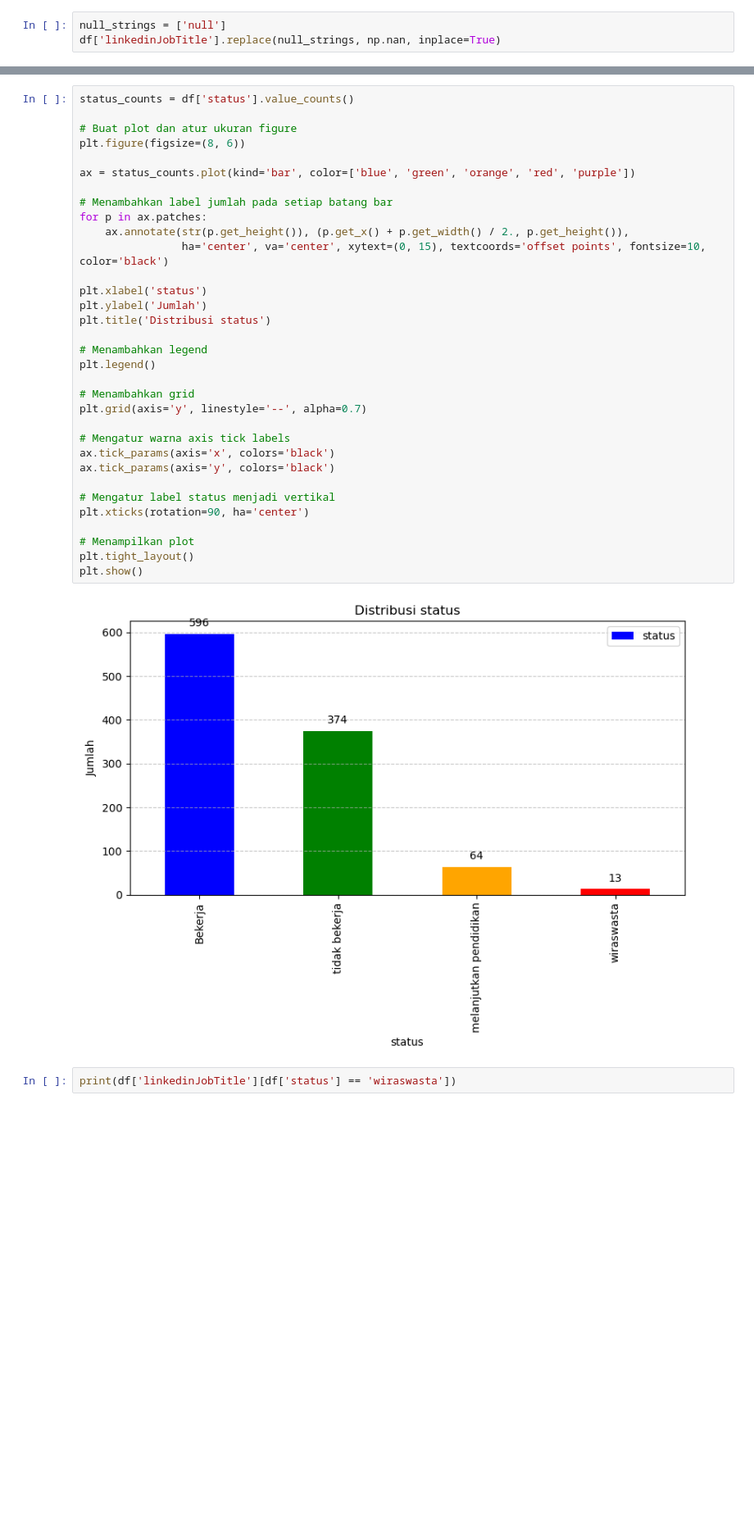
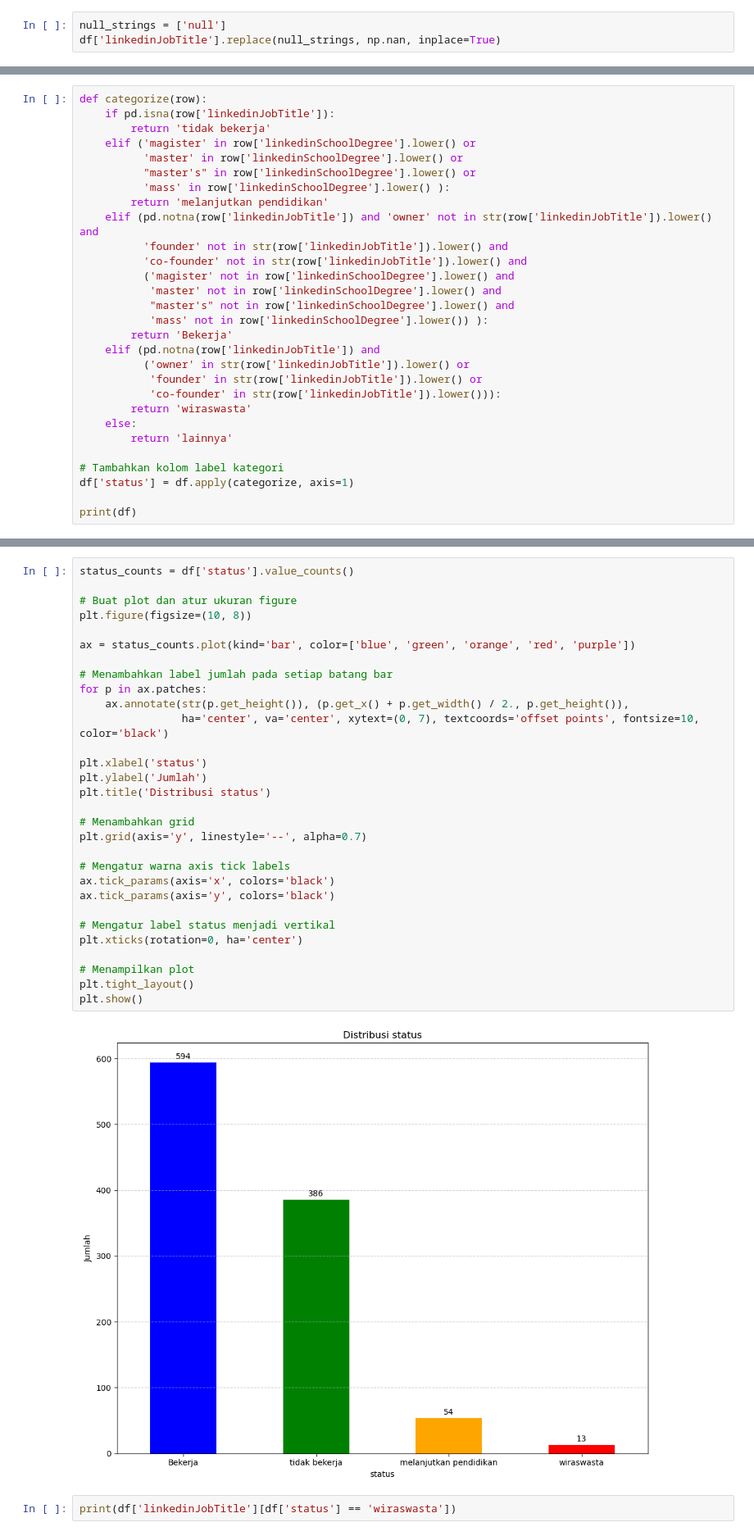
Before and after one commit to ammarff/tracer_study, a Jupyter notebook: has_linkedin.ipynb, the cells around one changed output, grey strips where cells are left out. Shown at 82% size. Cells and saved outputs as stored; diff of their text form; blank space fills up the shorter version.

```diff
--- a/has_linkedin.ipynb
+++ b/has_linkedin.ipynb
@@ -70 +74,30 @@ True     374
 Name: linkedinJobTitle, dtype: int64
+# %%
+def categorize(row):
+    if pd.isna(row['linkedinJobTitle']):
+        return 'tidak bekerja'
+    elif ('magister' in row['linkedinSchoolDegree'].lower() or
+          'master' in row['linkedinSchoolDegree'].lower() or
+          "master's" in row['linkedinSchoolDegree'].lower() or
+          'mass' in row['linkedinSchoolDegree'].lower() ):
+        return 'melanjutkan pendidikan'
+    elif (pd.notna(row['linkedinJobTitle']) and 'owner' not in str(row['linkedinJobTitle']).lower() and
+          'founder' not in str(row['linkedinJobTitle']).lower() and
+          'co-founder' not in str(row['linkedinJobTitle']).lower() and
+          ('magister' not in row['linkedinSchoolDegree'].lower() and
+           'master' not in row['linkedinSchoolDegree'].lower() and
+           "master's" not in row['linkedinSchoolDegree'].lower() and
+           'mass' not in row['linkedinSchoolDegree'].lower()) ):
+        return 'Bekerja'
+    elif (pd.notna(row['linkedinJobTitle']) and
+          ('owner' in str(row['linkedinJobTitle']).lower() or
+           'founder' in str(row['linkedinJobTitle']).lower() or
+           'co-founder' in str(row['linkedinJobTitle']).lower())):
+        return 'wiraswasta'
+    else:
+        return 'lainnya'
+
+# Tambahkan kolom label kategori
+df['status'] = df.apply(categorize, axis=1)
+
+print(df)
@@ -198,38 +259,35 @@ Name: status, dtype: int64
 # %%
 status_counts = df['status'].value_counts()
 
 # Buat plot dan atur ukuran figure
-plt.figure(figsize=(8, 6))
+plt.figure(figsize=(10, 8))
 
 ax = status_counts.plot(kind='bar', color=['blue', 'green', 'orange', 'red', 'purple'])
 
 # Menambahkan label jumlah pada setiap batang bar
 for p in ax.patches:
     ax.annotate(str(p.get_height()), (p.get_x() + p.get_width() / 2., p.get_height()),
-                ha='center', va='center', xytext=(0, 15), textcoords='offset points', fontsize=10, color='black')
+                ha='center', va='center', xytext=(0, 7), textcoords='offset points', fontsize=10, color='black')
 
 plt.xlabel('status')
 plt.ylabel('Jumlah')
 plt.title('Distribusi status')
-
-# Menambahkan legend
-plt.legend()
 
 # Menambahkan grid
 plt.grid(axis='y', linestyle='--', alpha=0.7)
 
 # Mengatur warna axis tick labels
 ax.tick_params(axis='x', colors='black')
 ax.tick_params(axis='y', colors='black')
 
 # Mengatur label status menjadi vertikal
-plt.xticks(rotation=90, ha='center')
+plt.xticks(rotation=0, ha='center')
 
 # Menampilkan plot
 plt.tight_layout()
 plt.show()
 # %% [output]
-[figure, old version]
+[figure, new version]
 # %%
 print(df['linkedinJobTitle'][df['status'] == 'wiraswasta'])
 # %% [output]
```
Also changed, not shown: parts of 31 cells of this notebook, 7 other files.
